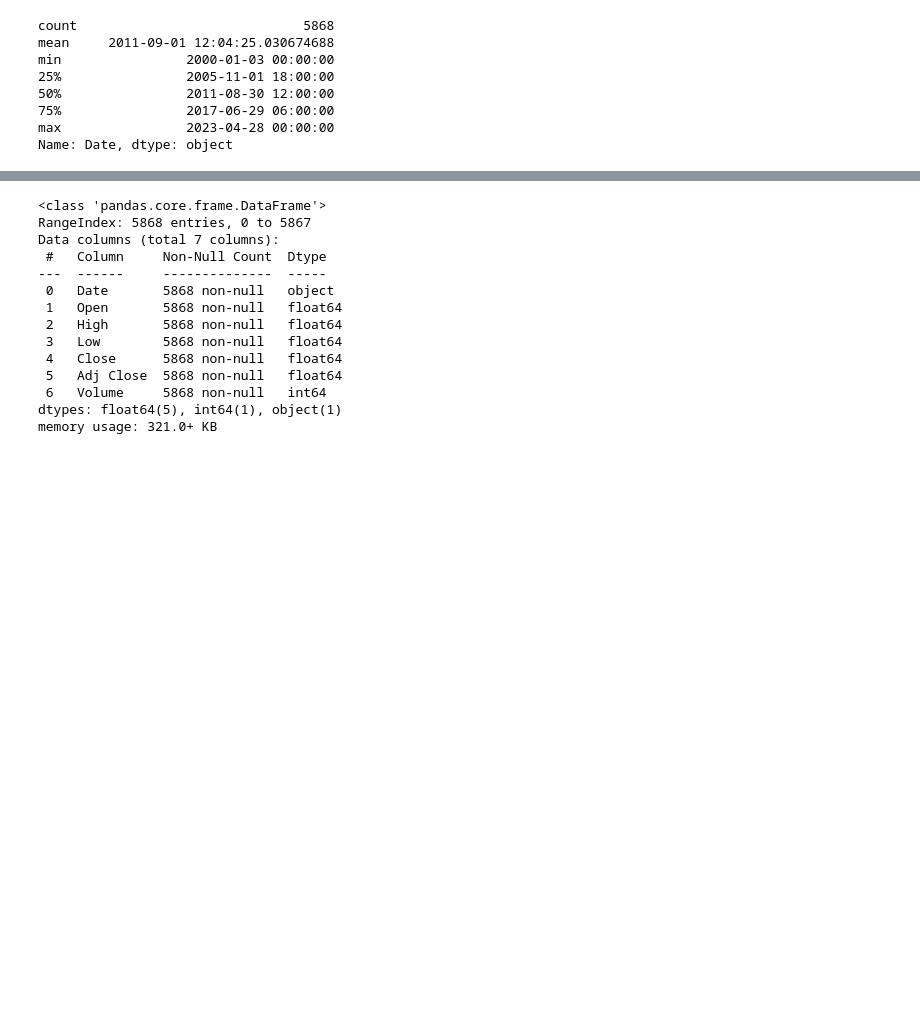
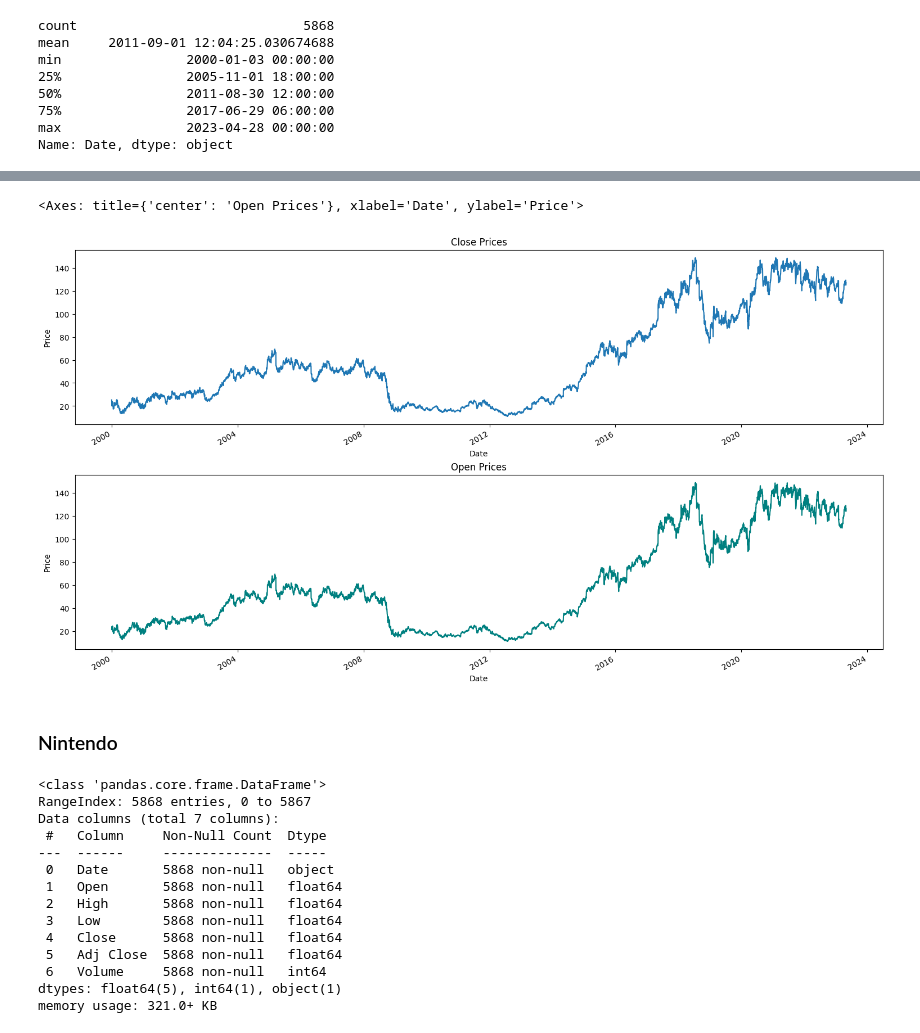
Before and after one commit to MartinMF88/Obligatorio_SeriesTemporales, a Jupyter notebook: Obligatorio_Series_Temporales.ipynb, the cells around one changed output, grey strips where cells are left out. Saved outputs shown, nothing was run; the diff lists cells and outputs as text; code cells hidden in the pictures; blank space fills up the shorter version.

```diff
--- a/Obligatorio_Series_Temporales.ipynb
+++ b/Obligatorio_Series_Temporales.ipynb
@@ -156,3 +189,14 @@ Name: Date, dtype: object
+# %%
+ea_ds.set_index('Date', inplace=True)
+# %%
+fig, axs = plt.subplots(2, 1, constrained_layout = True, figsize=(15, 8))
+ea_ds['Close'].plot(ax=axs[0], xlabel="Date", ylabel="Price", title="Close Prices")
+ea_ds['Open'].plot(ax=axs[1], xlabel="Date", ylabel="Price", title="Open Prices", color="teal")
+# %% [output]
+<Axes: title={'center': 'Open Prices'}, xlabel='Date', ylabel='Price'>
+[figure, added]
+# %% [markdown]
+### Nintendo
 # %%
 nintendo_ds.info()
 # %% [output]
```
Also changed, not shown: parts of 25 cells of this notebook.
